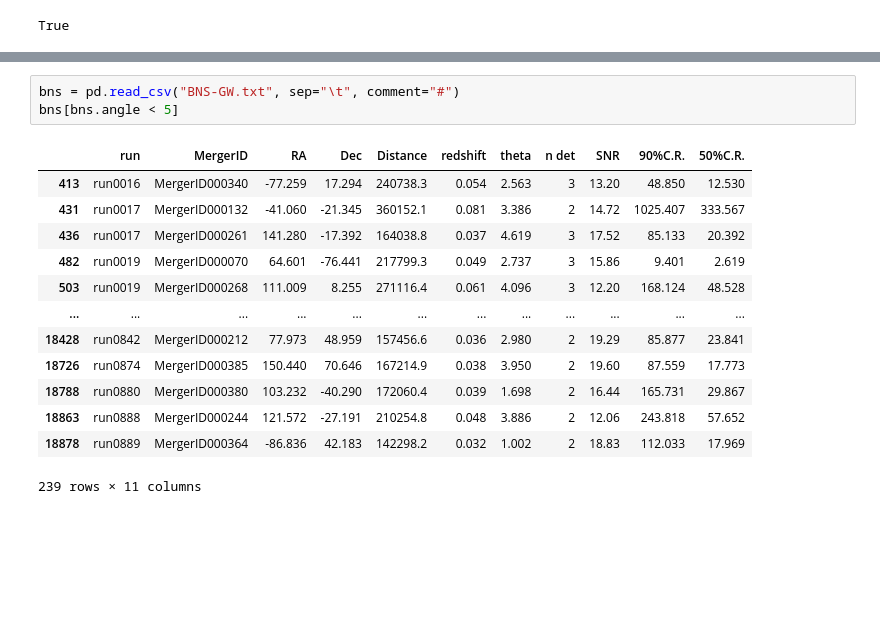
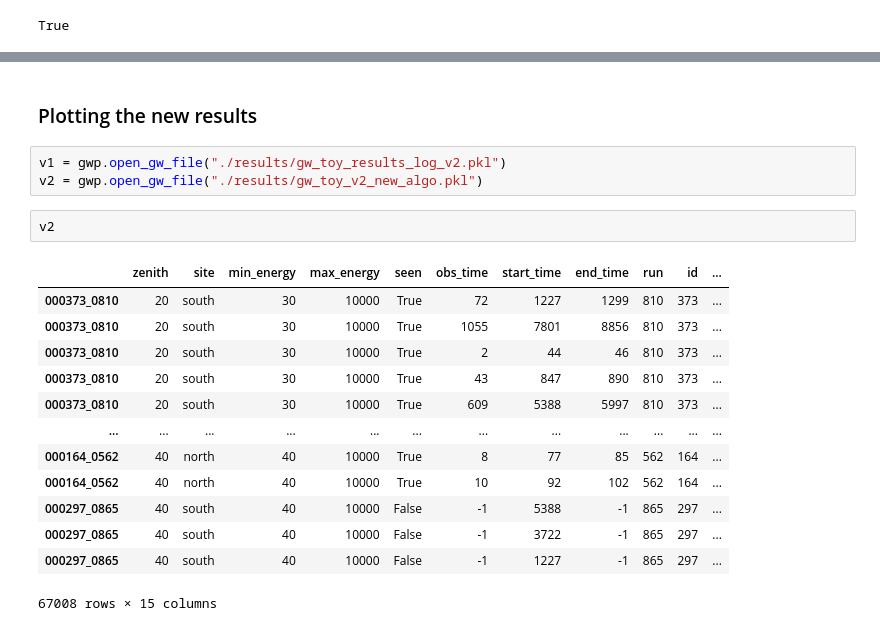
Before and after one commit to astrojarred/gravitational_wave_toy, a Jupyter notebook: notebooks/integrating_v2.ipynb, the cells around one changed output, grey strips where cells are left out. Saved outputs shown, nothing was run; the diff lists cells and outputs as text; blank space fills up the shorter version.

```diff
--- a/notebooks/integrating_v2.ipynb
+++ b/notebooks/integrating_v2.ipynb
@@ -660,17 +683,21 @@ INFO:root:Got GRB run0775_ID000310, north, z20, 39.74º
-# %%
-bns = pd.read_csv("BNS-GW.txt", sep="\t", comment="#")
-bns[bns.angle < 5]
-# %% [output]
-|  | run | MergerID | RA | Dec | Distance | redshift | theta | n det | SNR | 90%C.R. | 50%C.R. |
-| 413 | run0016 | MergerID000340 | -77.259 | 17.294 | 240738.3 | 0.054 | 2.563 | 3 | 13.20 | 48.850 | 12.530 |
-| 431 | run0017 | MergerID000132 | -41.060 | -21.345 | 360152.1 | 0.081 | 3.386 | 2 | 14.72 | 1025.407 | 333.567 |
-| 436 | run0017 | MergerID000261 | 141.280 | -17.392 | 164038.8 | 0.037 | 4.619 | 3 | 17.52 | 85.133 | 20.392 |
-| 482 | run0019 | MergerID000070 | 64.601 | -76.441 | 217799.3 | 0.049 | 2.737 | 3 | 15.86 | 9.401 | 2.619 |
-| 503 | run0019 | MergerID000268 | 111.009 | 8.255 | 271116.4 | 0.061 | 4.096 | 3 | 12.20 | 168.124 | 48.528 |
-| ... | ... | ... | ... | ... | ... | ... | ... | ... | ... | ... | ... |
-| 18428 | run0842 | MergerID000212 | 77.973 | 48.959 | 157456.6 | 0.036 | 2.980 | 2 | 19.29 | 85.877 | 23.841 |
-| 18726 | run0874 | MergerID000385 | 150.440 | 70.646 | 167214.9 | 0.038 | 3.950 | 2 | 19.60 | 87.559 | 17.773 |
-| 18788 | run0880 | MergerID000380 | 103.232 | -40.290 | 172060.4 | 0.039 | 1.698 | 2 | 16.44 | 165.731 | 29.867 |
-| 18863 | run0888 | MergerID000244 | 121.572 | -27.191 | 210254.8 | 0.048 | 3.886 | 2 | 12.06 | 243.818 | 57.652 |
-| 18878 | run0889 | MergerID000364 | -86.836 | 42.183 | 142298.2 | 0.032 | 1.002 | 2 | 18.83 | 112.033 | 17.969 |
-239 rows × 11 columns
+# %% [markdown]
+### Plotting the new results
+# %%
+v1 = gwp.open_gw_file("./results/gw_toy_results_log_v2.pkl")
+v2 = gwp.open_gw_file("./results/gw_toy_v2_new_algo.pkl")
+# %%
+v2
+# %% [output]
+|  | zenith | site | min_energy | max_energy | seen | obs_time | start_time | end_time | run | id | ... |
+| 000373_0810 | 20 | south | 30 | 10000 | True | 72 | 1227 | 1299 | 810 | 373 | ... |
+| 000373_0810 | 20 | south | 30 | 10000 | True | 1055 | 7801 | 8856 | 810 | 373 | ... |
+| 000373_0810 | 20 | south | 30 | 10000 | True | 2 | 44 | 46 | 810 | 373 | ... |
+| 000373_0810 | 20 | south | 30 | 10000 | True | 43 | 847 | 890 | 810 | 373 | ... |
+| 000373_0810 | 20 | south | 30 | 10000 | True | 609 | 5388 | 5997 | 810 | 373 | ... |
+| ... | ... | ... | ... | ... | ... | ... | ... | ... | ... | ... | ... |
+| 000164_0562 | 40 | north | 40 | 10000 | True | 8 | 77 | 85 | 562 | 164 | ... |
+| 000164_0562 | 40 | north | 40 | 10000 | True | 10 | 92 | 102 | 562 | 164 | ... |
+| 000297_0865 | 40 | south | 40 | 10000 | False | -1 | 5388 | -1 | 865 | 297 | ... |
+| 000297_0865 | 40 | south | 40 | 10000 | False | -1 | 3722 | -1 | 865 | 297 | ... |
+| 000297_0865 | 40 | south | 40 | 10000 | False | -1 | 1227 | -1 | 865 | 297 | ... |
+67008 rows × 15 columns
```
Also changed, not shown: parts of 12 cells of this notebook.
